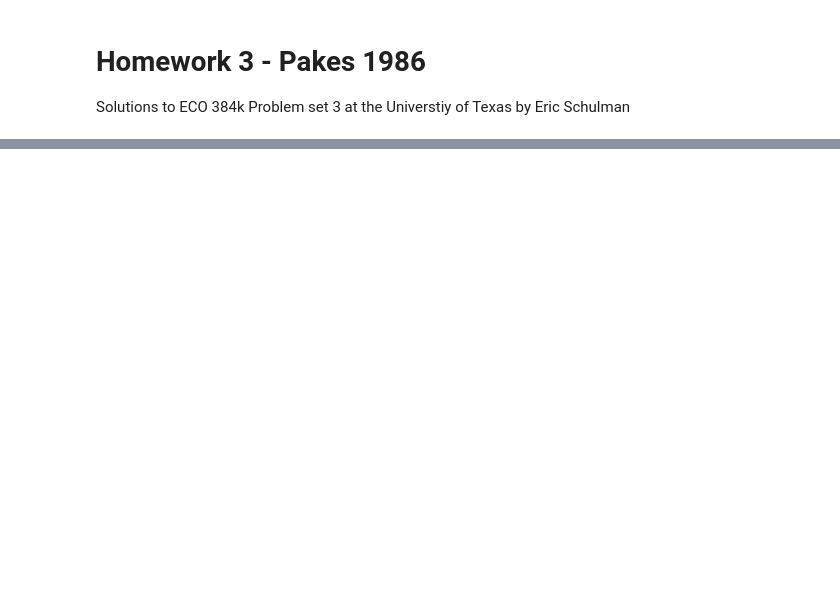
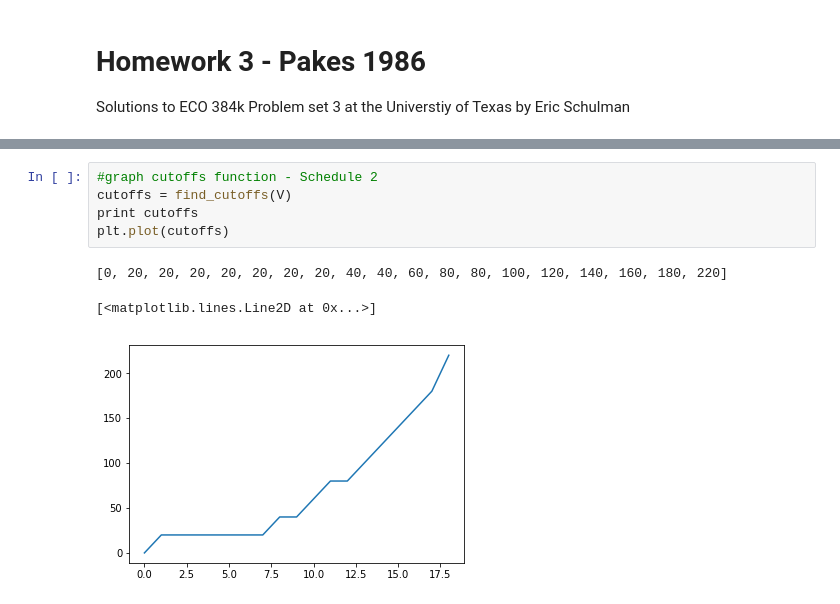
Before and after one commit to ericschulman/struct, a Jupyter notebook: hw3_io/Pakes.ipynb, the cells around one changed output, grey strips where cells are left out. Cells and saved outputs as stored; diff of their text form; blank space fills up the shorter version.

```diff
--- a/hw3_io/Pakes.ipynb
+++ b/hw3_io/Pakes.ipynb
@@ -40,0 +156,9 @@ states = np.array(range(0,2000,20))
+# %%
+#graph cutoffs function - Schedule 2
+cutoffs = find_cutoffs(V)
+print cutoffs
+plt.plot(cutoffs)
+# %% [output]
+[0, 20, 20, 20, 20, 20, 20, 20, 40, 40, 60, 80, 80, 100, 120, 140, 160, 180, 220]
+[<matplotlib.lines.Line2D at 0x...>]
+[figure, added]
```
Also changed, not shown: parts of 10 cells of this notebook.
